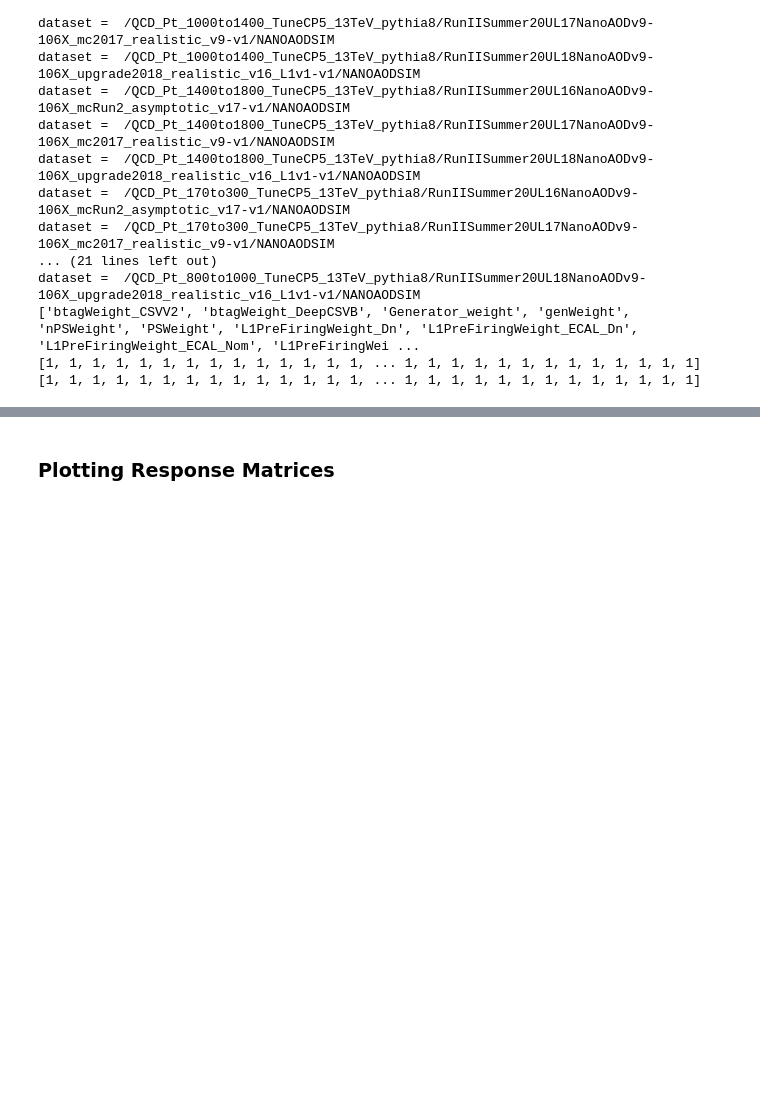
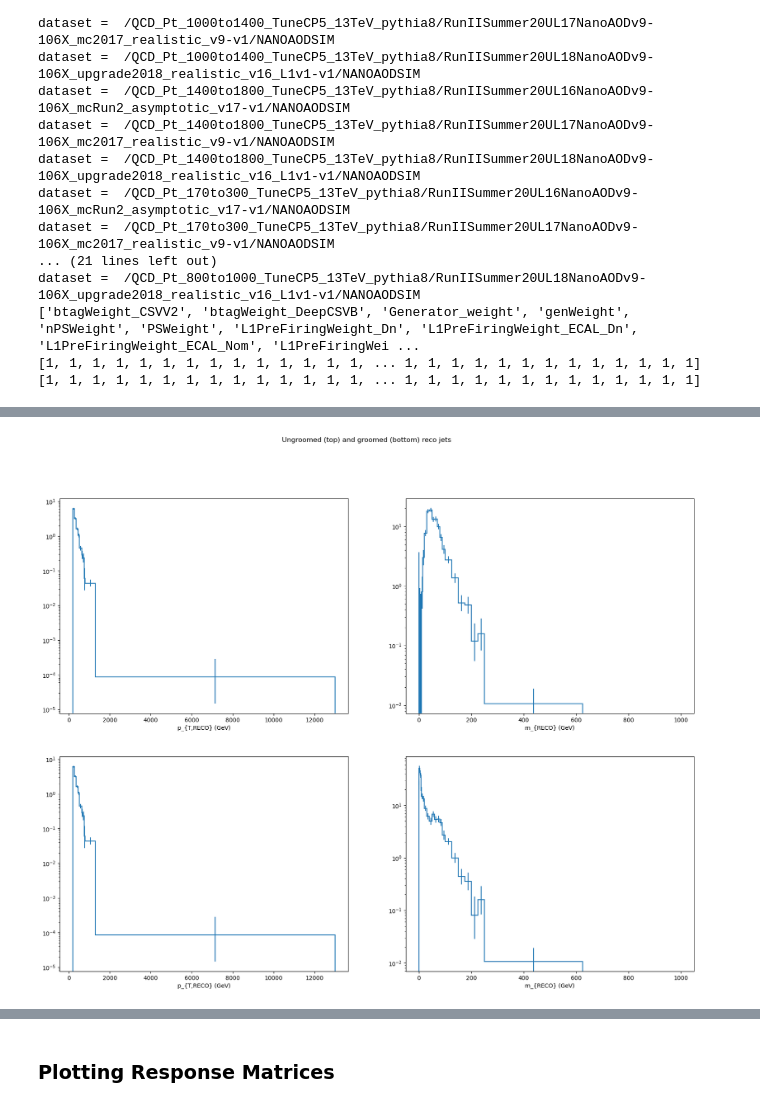
Before and after one commit to laurenhay/GluonJetMass, a Jupyter notebook: trijetSelection_studies.ipynb, the cells around one changed output, grey strips where cells are left out. Saved outputs shown, nothing was run; the diff lists cells and outputs as text; code cells hidden in the pictures; blank space fills up the shorter version.

```diff
--- a/trijetSelection_studies.ipynb
+++ b/trijetSelection_studies.ipynb
@@ -181,15 +173,18 @@ plt.legend()
 # %%
 plt.rcParams["figure.figsize"] = (20,15)
 fig, axs = plt.subplots(2, 2)
 fig.suptitle('Ungroomed (top) and groomed (bottom) reco jets')
-result['jet_pt_mass_reco_u'][{'dataset':sum}].project('ptreco').plot1d(ax=axs[0,0], density=True)
-result['jet_pt_mass_reco_u'][{'dataset':sum, 'mreco':sum}].plot1d(ax=axs[0,1], density=True)
-result['jet_pt_mass_reco_g'][{'dataset':sum}].project('ptreco').plot1d(ax=axs[1,0])
-result['jet_pt_mass_reco_g'][{'dataset':sum}].project('mreco').plot1d(ax=axs[1,1])
+result['jet_pt_mass_reco_u'][{'dataset':sum}].project('ptreco').plot1d(ax=axs[0,0], binwnorm=True)
+result['jet_pt_mass_reco_u'][{'dataset':sum}].project('mreco').plot1d(ax=axs[0,1], binwnorm=True)
+result['jet_pt_mass_reco_g'][{'dataset':sum}].project('ptreco').plot1d(ax=axs[1,0], binwnorm=True)
+result['jet_pt_mass_reco_g'][{'dataset':sum}].project('mreco').plot1d(ax=axs[1,1], binwnorm=True)
 axs[0,0].set_yscale('log')
 axs[1,0].set_yscale('log')
 axs[1,1].set_yscale('log')
 axs[0,1].set_yscale('log')
+plt.savefig(os_path+"/test_pt_m_gen_u_g.png")
+# %% [output]
+[figure, added]
 # %%
 plt.rcParams["figure.figsize"] = (20,15)
 fig, axs = plt.subplots(2, 2)
```
Also changed, not shown: parts of 7 cells of this notebook, 7 other files.
